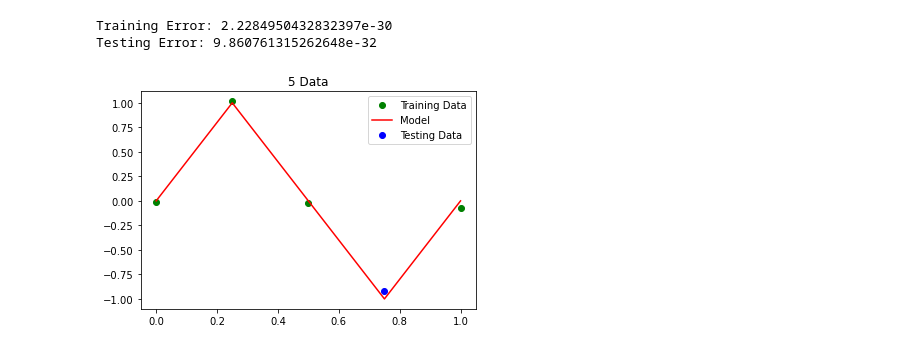
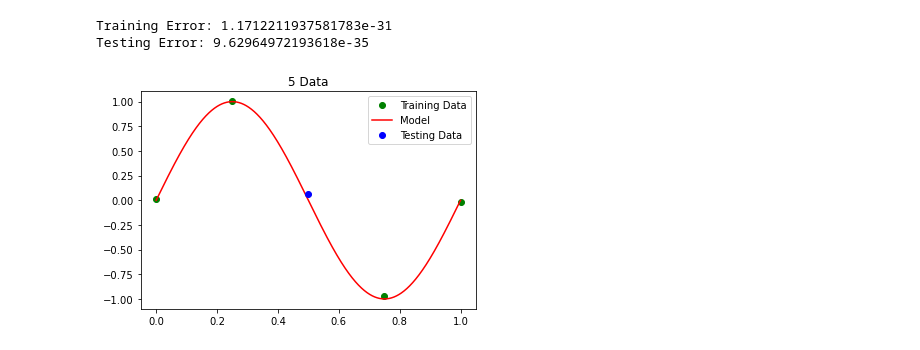
Before and after one commit to azehrakaynak/FIZ437E, a Jupyter notebook: HW1.ipynb, the cells around one changed output. Cells and saved outputs as stored; diff of their text form; code cells hidden in the pictures.

```diff
--- a/HW1.ipynb
+++ b/HW1.ipynb
@@ -6,10 +6,10 @@ from sklearn.model_selection import train_test_split
 
 M = 10 #degree of polynomial
 
-data = 5
+data = 1000
 model = np.linspace(0,1,num=data)
-train_data = np.linspace(0,1,num=data)
-test_data = np.linspace(0,1,num=data)
+train_data = np.linspace(0,1,num=5)
+test_data = np.linspace(0,1,num=5)
 
 X_train, X_test, Y_train, Y_test = train_test_split(train_data, test_data, test_size = 0.20)
 
@@ -31,36 +31,36 @@ p = np.polyfit(model,f1_model,M)
 train_over_fitting =np.polyfit(X_train, train_model,M)
 test_over_fitting  =np.polyfit(X_test, test_model,M)
 
 
 #create polynomial in numpy = np.poly1d
 model_polynomial =np.poly1d(p)
 train_polynomial =np.poly1d(train_over_fitting)
 test_polynomial =np.poly1d(test_over_fitting)
 
 #outputs
 model_final = model_polynomial(model)
 y_train =  train_polynomial(Y_train)
 y_test = test_polynomial(Y_test)
 
 
 #show in graphıcs
 plt.figure
 plt.title("5 Data")
 plt.plot(X_train,train_model,'go',model,model_final,'r-')
 plt.plot(X_test,test_model,'bo')
 plt.legend(('Training Data','Model','Testing Data'))
 
 # MSE Loss Function
 L_2 = 0.5*(np.sum(y_train-train_model)**2)
 print("Training Error:",L_2)  # Training Error
 
 # MSE Loss Function
 L_2_test = 0.5*(np.sum(y_test-test_model)**2)
 print("Testing Error:",L_2_test)  # Testing Error
 # %% [output]
-Training Error: 2.2284950432832397e-30
-Testing Error: 9.860761315262648e-32
+Training Error: 1.1712211937581783e-31
+Testing Error: 9.62964972193618e-35
-[figure, old version]
+[figure, new version]
 # %%
 M = 10 #degree of polynomial
 
```
Also changed, not shown: parts of 5 cells of this notebook.
